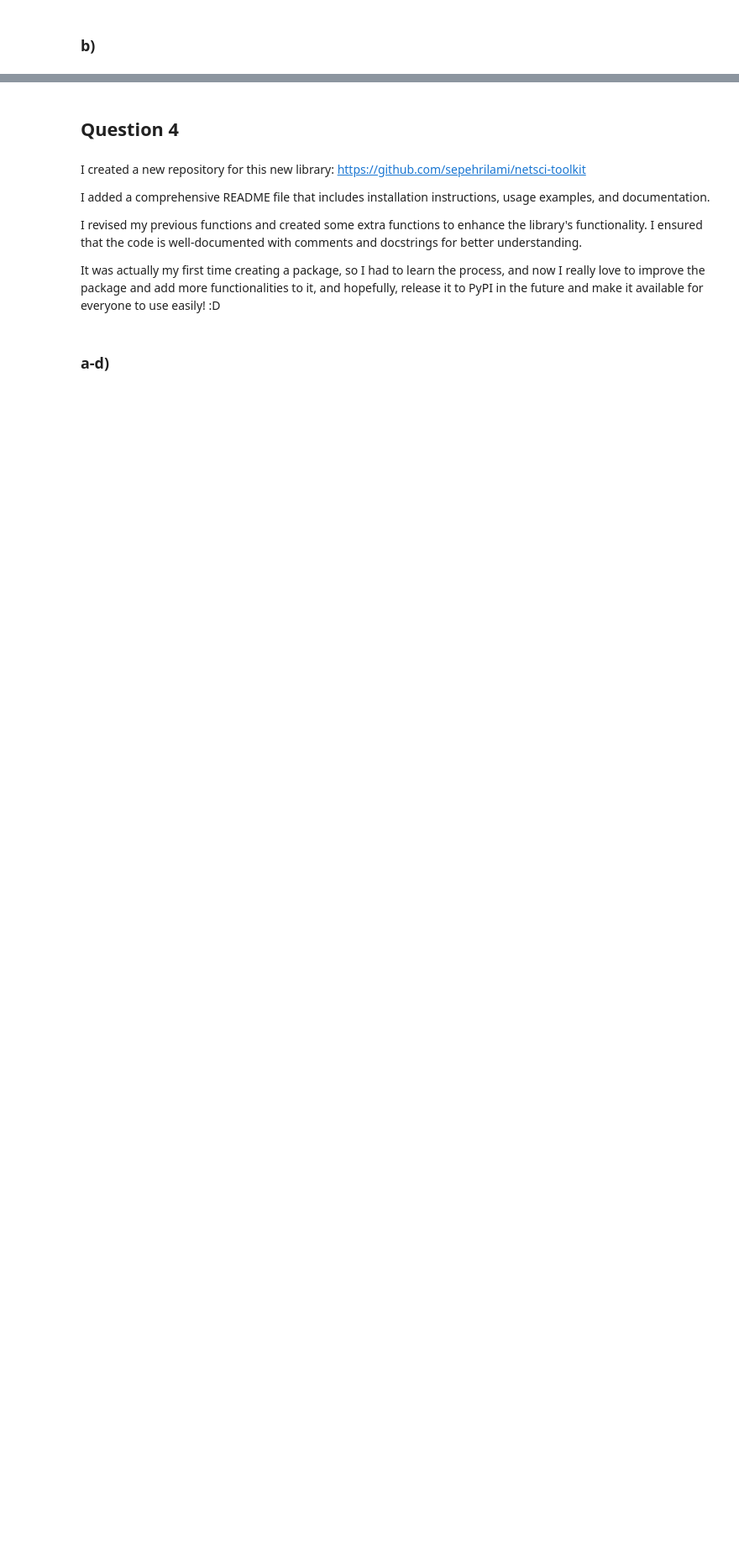
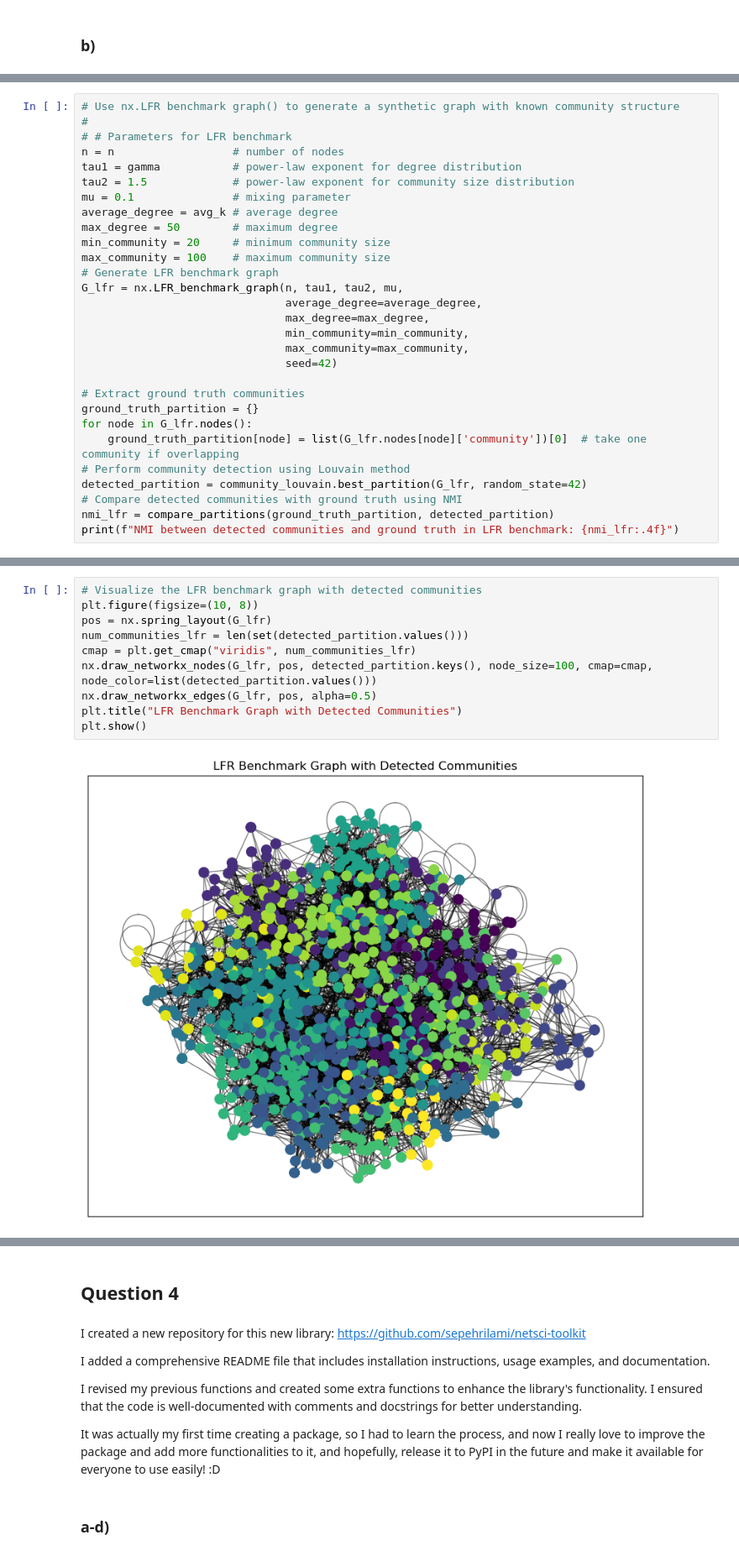
Before and after one commit to sepehrilami/phys7332_fa25, a Jupyter notebook: assignments/assignment02.ipynb, the cells around one changed output, grey strips where cells are left out. Shown at 84% size. Cells and saved outputs as stored; diff of their text form; blank space fills up the shorter version.

```diff
--- a/assignments/assignment02.ipynb
+++ b/assignments/assignment02.ipynb
@@ -588,0 +748,29 @@ The output is a synthetic network represented as a graph, where nodes are connec
+# %%
+# Use nx.LFR benchmark graph() to generate a synthetic graph with known community structure
+#
+# # Parameters for LFR benchmark
+n = n                  # number of nodes
+tau1 = gamma           # power-law exponent for degree distribution
+tau2 = 1.5             # power-law exponent for community size distribution
+mu = 0.1               # mixing parameter
+average_degree = avg_k # average degree
+max_degree = 50        # maximum degree
+min_community = 20     # minimum community size
+max_community = 100    # maximum community size
+# Generate LFR benchmark graph
+G_lfr = nx.LFR_benchmark_graph(n, tau1, tau2, mu,
+                               average_degree=average_degree,
+                               max_degree=max_degree,
+                               min_community=min_community,
+                               max_community=max_community,
+                               seed=42)
+
+# Extract ground truth communities
+ground_truth_partition = {}
+for node in G_lfr.nodes():
+    ground_truth_partition[node] = list(G_lfr.nodes[node]['community'])[0]  # take one community if overlapping
+# Perform community detection using Louvain method
+detected_partition = community_louvain.best_partition(G_lfr, random_state=42)
+# Compare detected communities with ground truth using NMI
+nmi_lfr = compare_partitions(ground_truth_partition, detected_partition)
+print(f"NMI between detected communities and ground truth in LFR benchmark: {nmi_lfr:.4f}")
@@ -588,0 +779,12 @@ The output is a synthetic network represented as a graph, where nodes are connec
+# %%
+# Visualize the LFR benchmark graph with detected communities
+plt.figure(figsize=(10, 8))
+pos = nx.spring_layout(G_lfr)
+num_communities_lfr = len(set(detected_partition.values()))
+cmap = plt.get_cmap("viridis", num_communities_lfr)
+nx.draw_networkx_nodes(G_lfr, pos, detected_partition.keys(), node_size=100, cmap=cmap, node_color=list(detected_partition.values()))
+nx.draw_networkx_edges(G_lfr, pos, alpha=0.5)
+plt.title("LFR Benchmark Graph with Detected Communities")
+plt.show()
+# %% [output]
+[figure, added]
```
Also changed, not shown: parts of 25 cells of this notebook, 1 other file.
